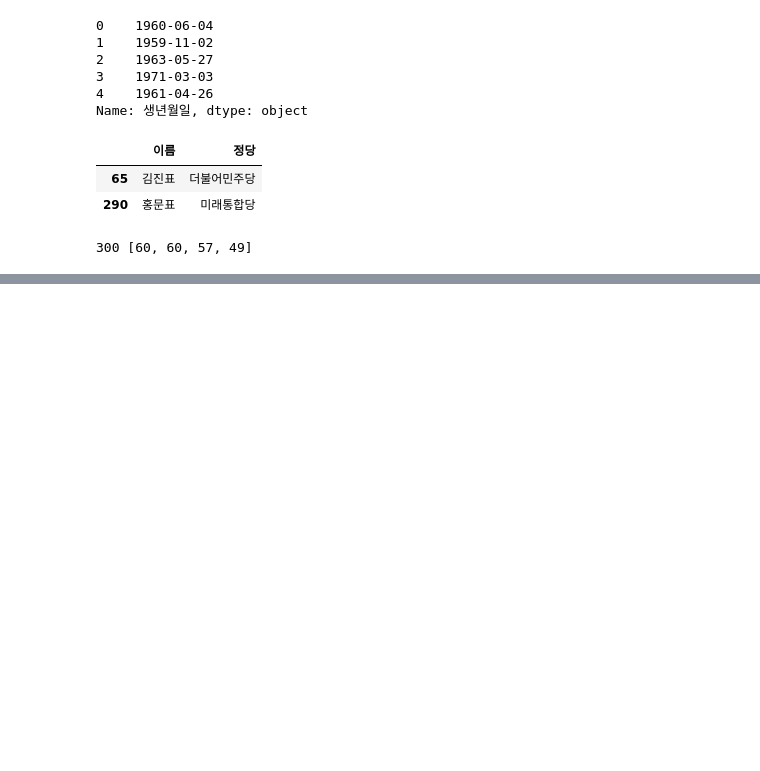
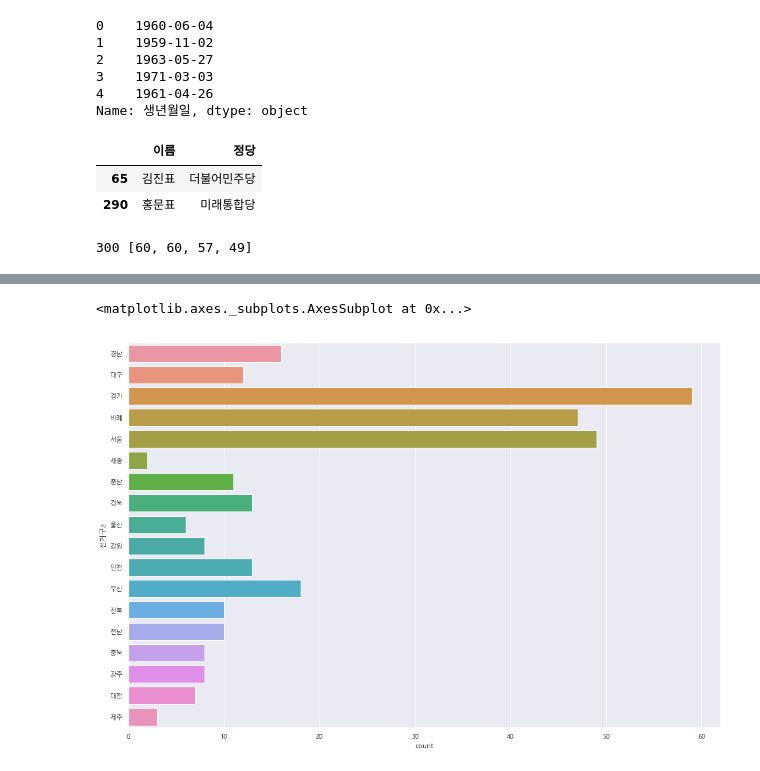
Before and after one commit to resourceSaga/multicampus_study_basic_python, a Jupyter notebook: webscrap_source/6. 국회의원현황_스크래핑_분석_저장.ipynb, the cells around one changed output, grey strips where cells are left out. Saved outputs shown, nothing was run; the diff lists cells and outputs as text; code cells hidden in the pictures; blank space fills up the shorter version.

```diff
--- a/webscrap_source/6. 국회의원현황_스크래핑_분석_저장.ipynb
+++ b/webscrap_source/6. 국회의원현황_스크래핑_분석_저장.ipynb
@@ -321,0 +361,11 @@ memory usage: 44.7+ KB
+# %%
+# 선거구2 컬럼의 값을 countplot을 이용해서 plot을 그리기
+# figure에 axes 1개로 설정
+# countplot에서 y축에 선거구2 컬럼을 설정
+
+figure,(ax1) = plt.subplots(nrows=1, ncols=1) # 1열 2행
+figure.set_size_inches(18,12)
+sns.countplot(data=data_df, y='선거구2', ax=ax1)
+# %% [output]
+<matplotlib.axes._subplots.AxesSubplot at 0x...>
+[figure, added]
```
Also changed, not shown: parts of 16 cells of this notebook, 4 other files.
